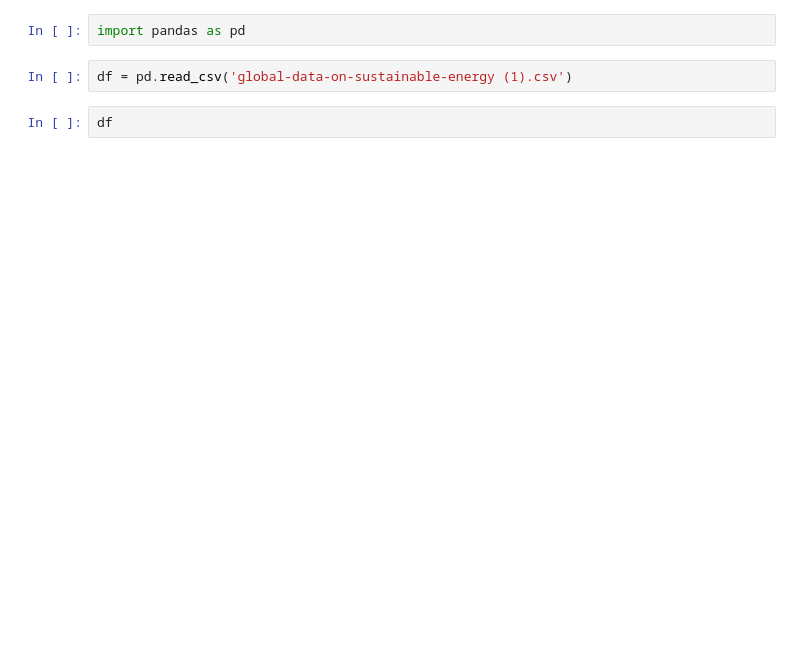
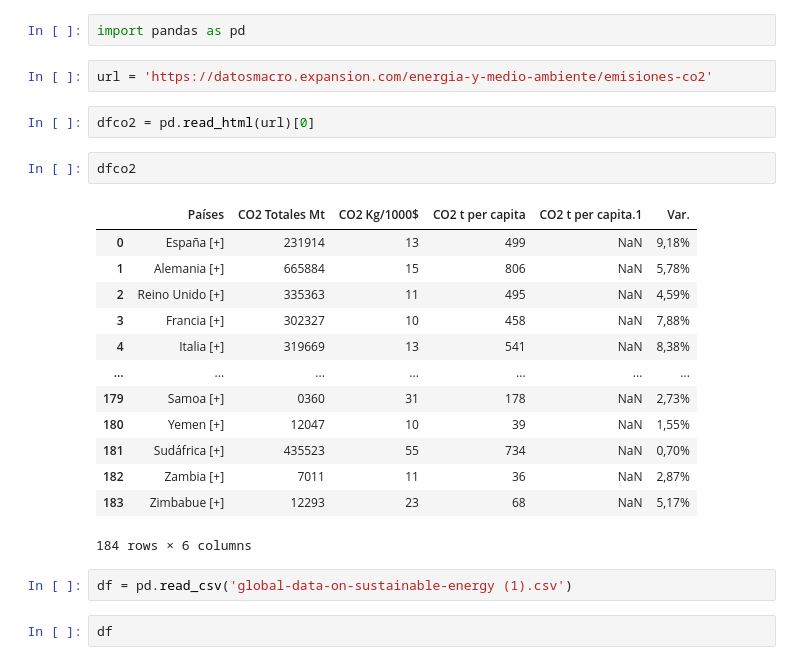
Before and after one commit to Gbau11/Proyecto, a Jupyter notebook: Limpieza de columnas.ipynb, the cells around one changed output. Cells and saved outputs as stored; diff of their text form; blank space fills up the shorter version.

```diff
--- a/Limpieza de tabla.ipynb
+++ b/Limpieza de columnas.ipynb
@@ -1,5 +1,25 @@
 # %%
 import pandas as pd
+# %%
+url = 'https://datosmacro.expansion.com/energia-y-medio-ambiente/emisiones-co2'
+# %%
+dfco2 = pd.read_html(url)[0]
+# %%
+dfco2
+# %% [output]
+|  | Países | CO2 Totales Mt | CO2 Kg/1000$ | CO2 t per capita | CO2 t per capita.1 | Var. |
+| 0 | España [+] | 231914 | 13 | 499 | NaN | 9,18% |
+| 1 | Alemania [+] | 665884 | 15 | 806 | NaN | 5,78% |
+| 2 | Reino Unido [+] | 335363 | 11 | 495 | NaN | 4,59% |
+| 3 | Francia [+] | 302327 | 10 | 458 | NaN | 7,88% |
+| 4 | Italia [+] | 319669 | 13 | 541 | NaN | 8,38% |
+| ... | ... | ... | ... | ... | ... | ... |
+| 179 | Samoa [+] | 0360 | 31 | 178 | NaN | 2,73% |
+| 180 | Yemen [+] | 12047 | 10 | 39 | NaN | 1,55% |
+| 181 | Sudáfrica [+] | 435523 | 55 | 734 | NaN | 0,70% |
+| 182 | Zambia [+] | 7011 | 11 | 36 | NaN | 2,87% |
+| 183 | Zimbabue [+] | 12293 | 23 | 68 | NaN | 5,17% |
+184 rows × 6 columns
 # %%
 df = pd.read_csv('global-data-on-sustainable-energy (1).csv')
 # %%
```
Also changed, not shown: parts of 7 cells of this notebook.
